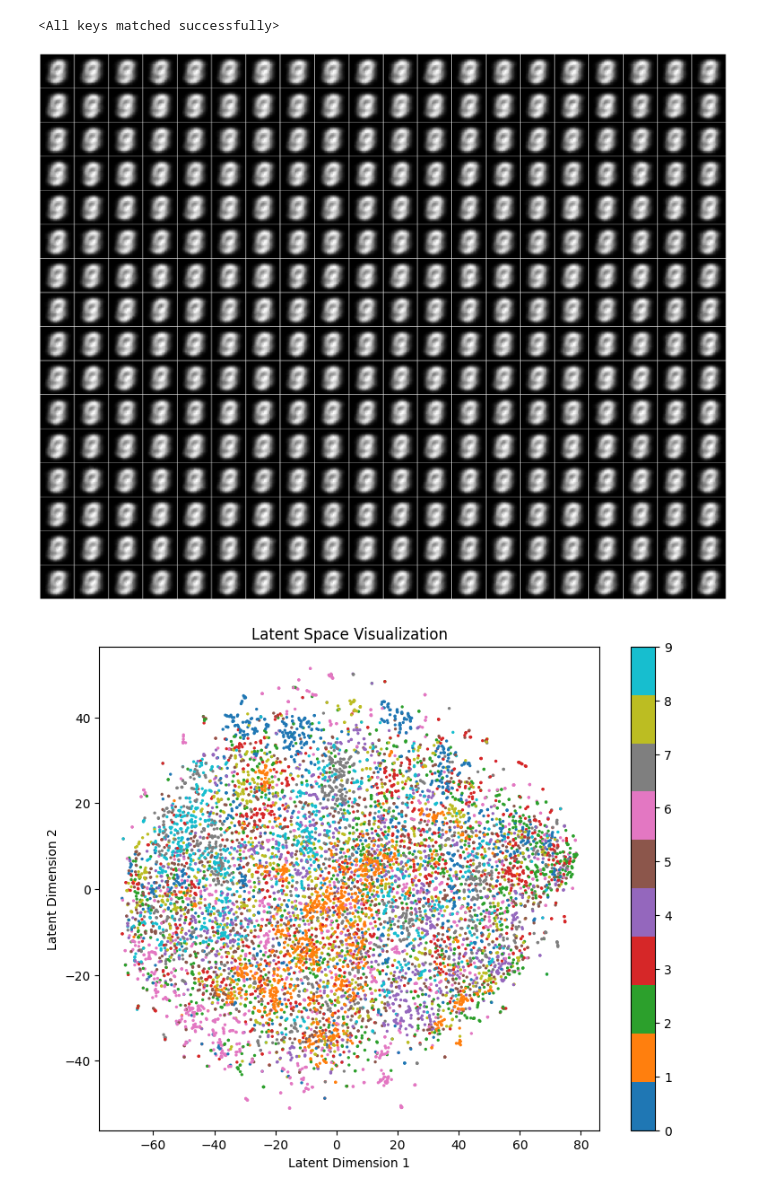
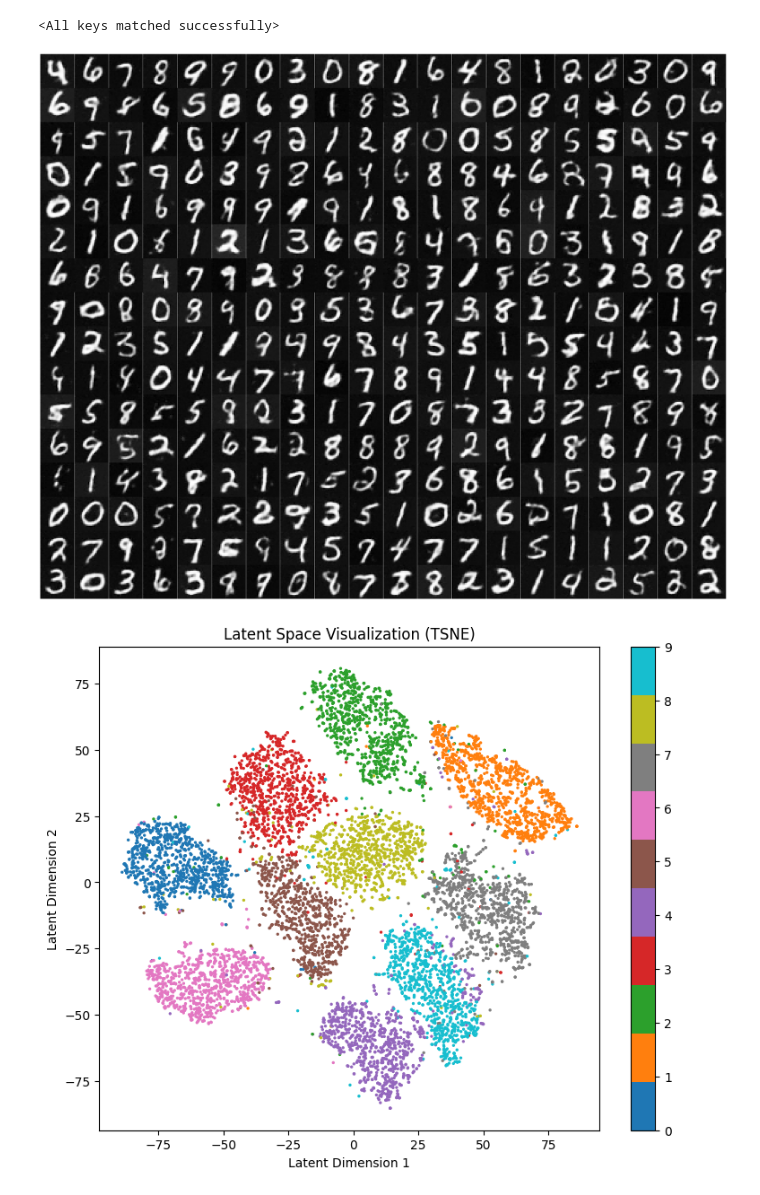
Before and after one commit to AtiqurRahmanAni/ml-algos, a Jupyter notebook: VAE/variational_autoencoder.ipynb, the cells around one changed output. Drawn from its saved outputs; the diff is of its cells as text; code cells hidden in the pictures.

```diff
--- a/VAE/variational_autoencoder.ipynb
+++ b/VAE/variational_autoencoder.ipynb
@@ -77,14 +135,15 @@ class VariationalAutoEncoder(nn.Module):
 model = VariationalAutoEncoder().to(DEVICE)
 # model.load_state_dict(torch.load("./best_model.pth", weights_only=True, map_location=DEVICE))
 # %%
-NUM_EPOCH = 40
-LEARNING_RATE = 1e-4
+NUM_EPOCH = 15
+LEARNING_RATE = 0.0001
 
-criterion = nn.BCELoss()
-optimizer = optim.Adam(model.parameters(), lr=LEARNING_RATE, weight_decay=1e-5)
+criterion = nn.MSELoss()
+optimizer = optim.Adam(model.parameters(), lr=LEARNING_RATE, weight_decay=0)
 # %%
 min_loss = float('inf')
 train_loss = []
+kld_weight = BATCH_SIZE / len(train_loader.dataset)
 
 for epoch in range(NUM_EPOCH):
 
@@ -92,16 +151,19 @@ for epoch in range(NUM_EPOCH):
     for img, _ in tqdm(train_loader, desc=f'Epoch: {epoch + 1}'):
 
         img = img.to(DEVICE)
-        x_reconstructed, mu, sigma, _ = model(img)
+        recons, mu, var = model(img)
+        recons_loss = F.mse_loss(recons, img)
 
-        kl_divergance = - 0.5 * torch.sum(1 + torch.log(sigma.pow(2)) - mu.pow(2) - sigma.pow(2))
-        loss = criterion(x_reconstructed, img) + kl_divergance
-
-        total_loss += loss.item()
+        kld_loss = torch.mean(-0.5 * torch.sum(1 + var - mu ** 2 - var.exp(), dim=1), dim=0)
+        loss = recons_loss + kld_loss * kld_weight
 
         optimizer.zero_grad()
         loss.backward()
         optimizer.step()
+
+        total_loss += loss.item()
+
+
 
     epoch_loss = total_loss / len(train_loader)
     train_loss.append(epoch_loss)
@@ -152,15 +214,15 @@ with torch.no_grad():
     for i, ax in zip(idx, axes.flatten()):
         img, _ = test_set.__getitem__(i)
         img = img.unsqueeze(0).to(DEVICE)
-        out, _, _, _ = best_model(img)
-        out = out.squeeze(0).cpu().permute(1, 2, 0)
+        out, _, _ = best_model(img)
+        out = out[0].cpu().permute(1, 2, 0)
         ax.imshow(out, cmap="gray")
         ax.axis(False)
 
-    plt.subplots_adjust(wspace=0.01, hspace=0.01)
+    plt.subplots_adjust(wspace=0.00, hspace=0.00)
     plt.show()
 # %% [output]
-[figure, old version]
+[figure, new version]
 # %%
 latent_vectors = []
 labels = []
@@ -168,18 +230,18 @@ labels = []
 with torch.no_grad():
     for images, targets in tqdm(test_loader):
         images = images.to(DEVICE)
-        _, mu, _, _ = best_model(images)
+        _, mu, _ = best_model(images)
         latent_vectors.extend(mu.cpu())
-        labels.extend(targets)
+        labels.extend(targets.numpy())
 # %%
 latent_2d = TSNE(n_components=2).fit_transform(np.array(latent_vectors))
 # %%
 plt.figure(figsize=(9, 7))
 plt.scatter(latent_2d[:, 0], latent_2d[:, 1], c=labels, cmap='tab10', s=2)
 plt.colorbar()
-plt.title('Latent Space Visualization')
+plt.title('Latent Space Visualization (TSNE)')
 plt.xlabel('Latent Dimension 1')
 plt.ylabel('Latent Dimension 2')
 plt.show()
 # %% [output]
-[figure, old version]
+[figure, new version]
```
Also changed, not shown: parts of 6 cells of this notebook, 1 other file.
